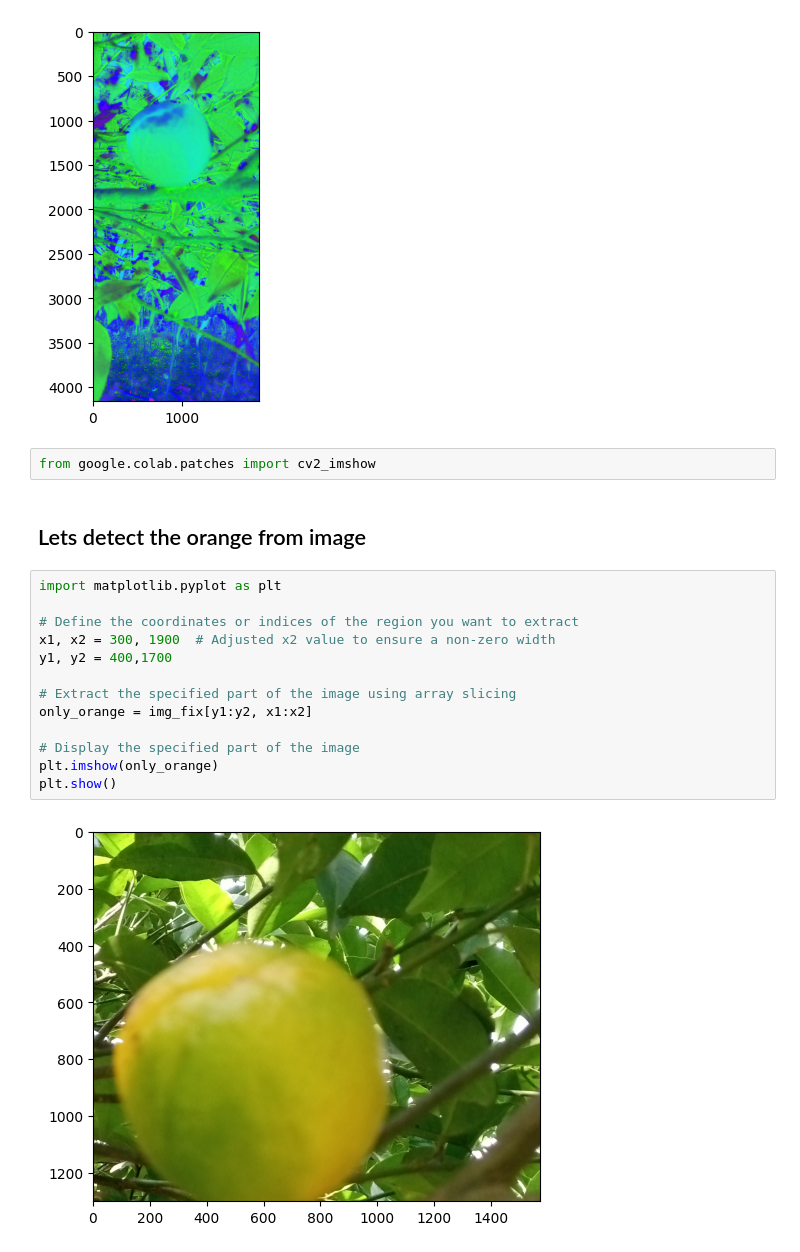
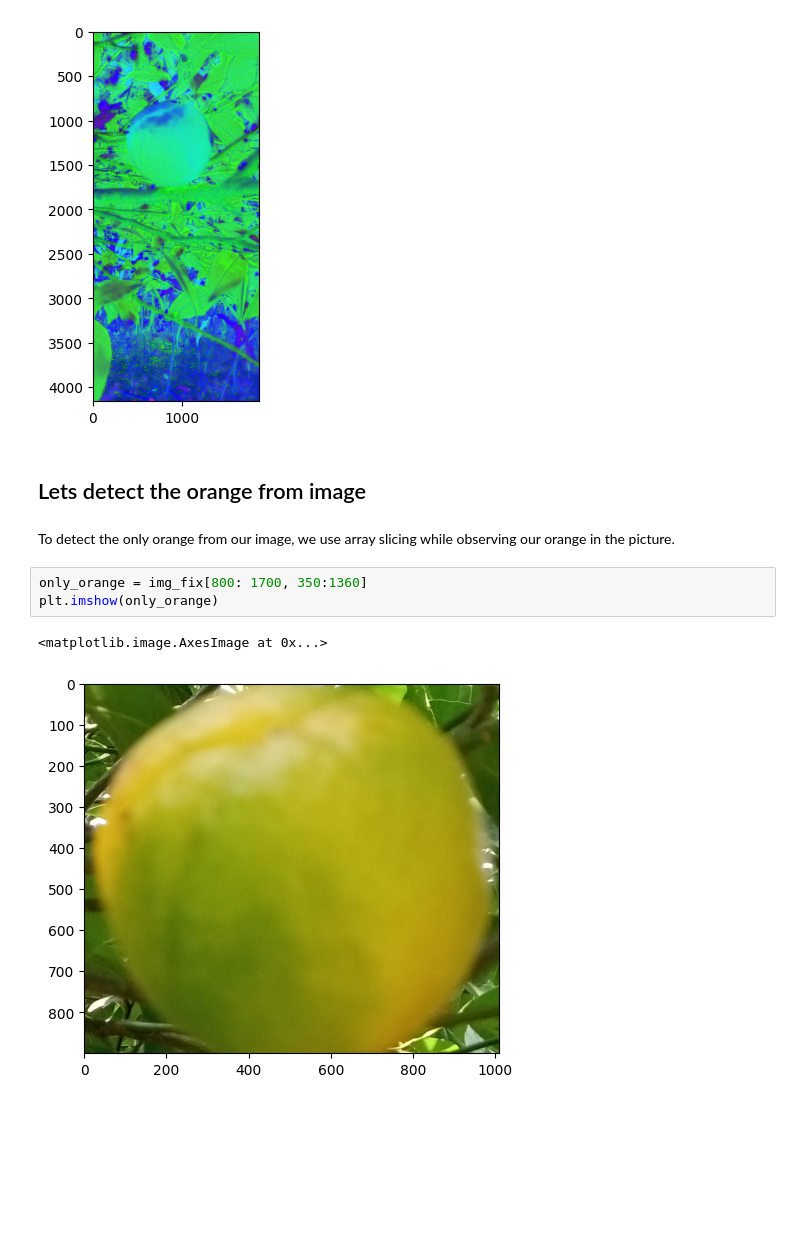
Before and after one commit to iamdurga/Orange-Dataset-Segmentation, a Jupyter notebook: Color_Mapping.ipynb, the cells around one changed output. Cells and saved outputs as stored; diff of their text form; blank space fills up the shorter version.

```diff
--- a/Color_Mapping.ipynb
+++ b/Color_Mapping.ipynb
@@ -29,22 +37,13 @@ plt.imshow(img_hsv)
 # %% [output]
 <matplotlib.image.AxesImage at 0x...>
 [figure]
-# %%
-from google.colab.patches import cv2_imshow
 # %% [markdown]
 ## Lets detect the orange from image
-# %%
-import matplotlib.pyplot as plt
-
-# Define the coordinates or indices of the region you want to extract
-x1, x2 = 300, 1900  # Adjusted x2 value to ensure a non-zero width
-y1, y2 = 400,1700
-
-# Extract the specified part of the image using array slicing
-only_orange = img_fix[y1:y2, x1:x2]
-
-# Display the specified part of the image
-plt.imshow(only_orange)
-plt.show()
-# %% [output]
-[figure, removed]
+# %% [markdown]
+To detect the only orange from our image, we use array slicing while observing our orange in the picture.
+# %%
+only_orange = img_fix[800: 1700, 350:1360]
+plt.imshow(only_orange)
+# %% [output]
+<matplotlib.image.AxesImage at 0x...>
+[figure, added]
```
Also changed, not shown: parts of 5 cells of this notebook.
